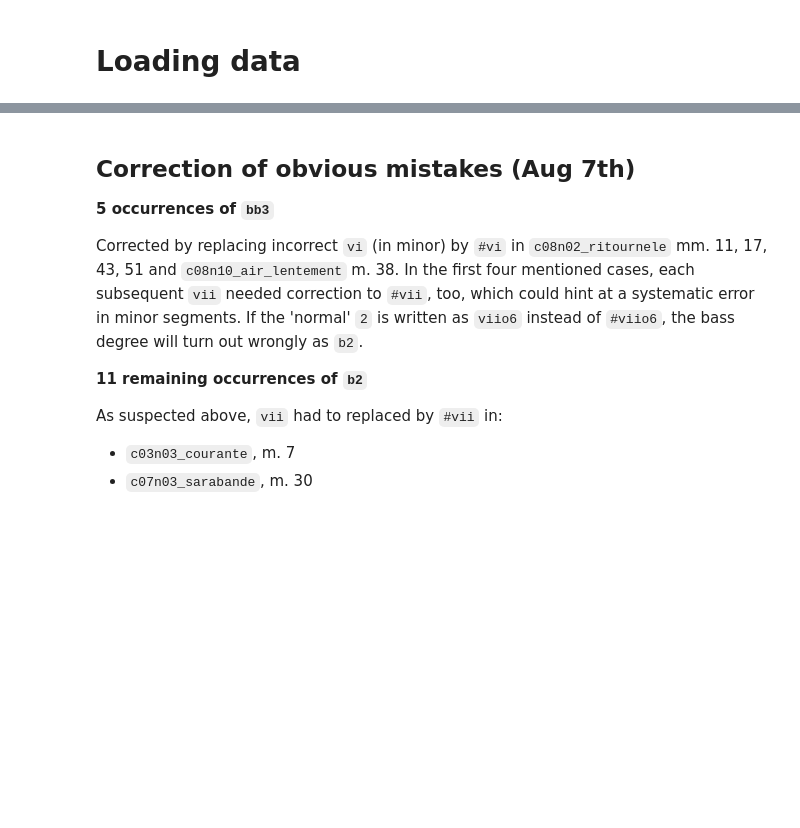
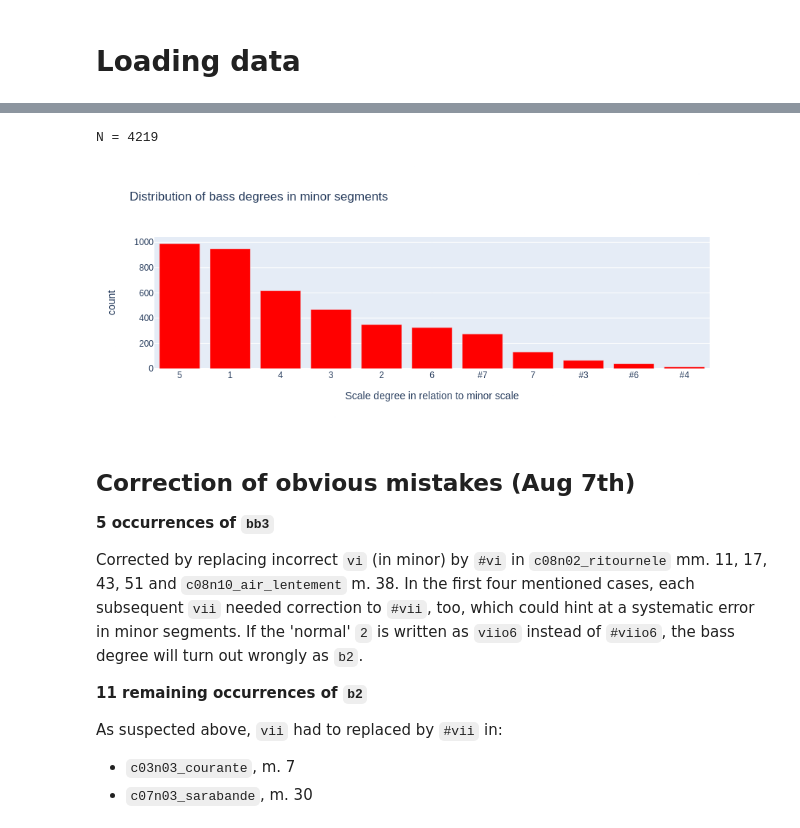
Before and after one commit to DCMLab/coup, a Jupyter notebook: exploration.ipynb, the cells around one changed output, grey strips where cells are left out. Cells and saved outputs as stored; diff of their text form; code cells hidden in the pictures; blank space fills up the shorter version.

```diff
--- a/exploration.ipynb
+++ b/exploration.ipynb
@@ -62,3 +79,15 @@ fig.show()
+# %%
+print(f"N = {df.localkey_is_minor.sum()}")
+bd_min = df[df.localkey_is_minor].bass_note.value_counts()
+fig = px.bar(bd_min, x=fifths2sd(bd_min.index.to_list(), minor=True), y=bd_min.values,
+             labels=dict(x='Scale degree in relation to minor scale', y='count'),
+             title="Distribution of bass degrees in minor segments",
+             color_discrete_sequence =['red']*len(bd_min))
+fig.update_xaxes(type='category')
+fig.show()
+# %% [output]
+N = 4219
+[figure, added]
 # %% [markdown]
 ## Correction of obvious mistakes (Aug 7th)
 
```
Also changed, not shown: parts of 12 cells of this notebook.
